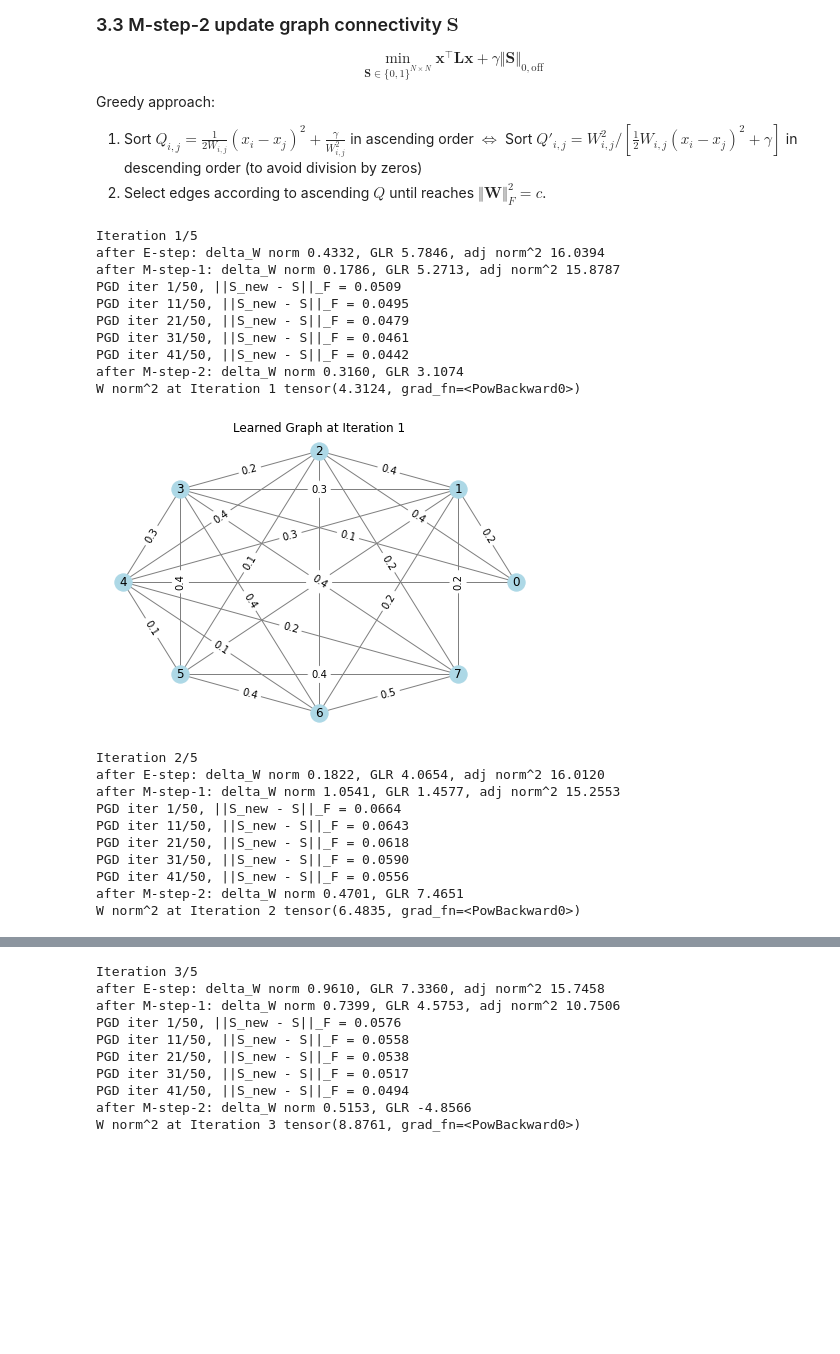
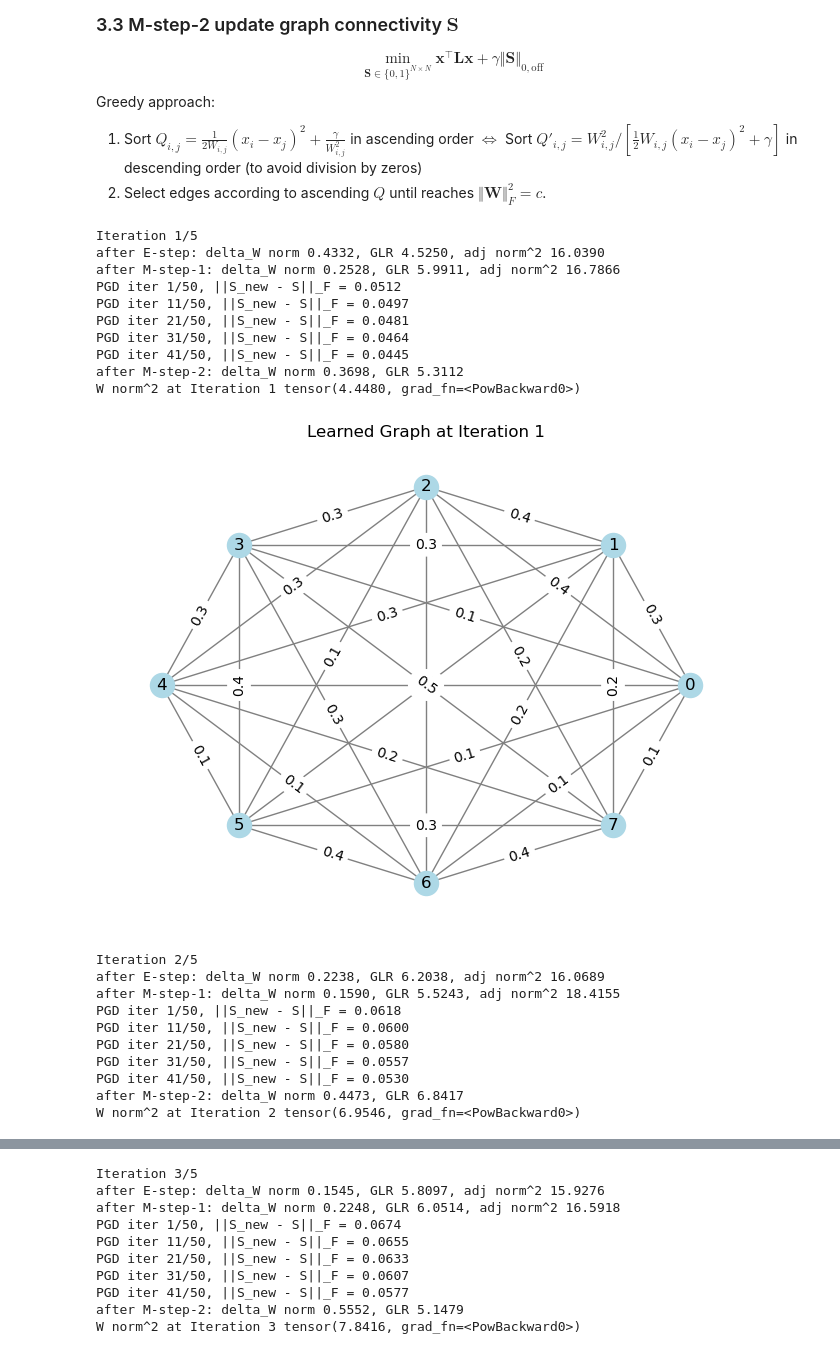
Before and after one commit to SingularityUndefined/AdaptiveSparseSTForecast, a Jupyter notebook: demo_BCPGD_8.ipynb, the cells around one changed output, grey strips where cells are left out. Cells and saved outputs as stored; diff of their text form; code cells hidden in the pictures; blank space fills up the shorter version.

```diff
--- a/demo_BCPGD_8.ipynb
+++ b/demo_BCPGD_8.ipynb
@@ -51,7 +51,7 @@ weights = torch.tensor([0.6]*len(edges))
 num_nodes = 8
 adj = generate_graph_from_edges(num_nodes, edges, weights)
 print(adj.norm()**2)
-L = laplacian(adj, normed=False)
+L = laplacian(adj.numpy(), normed=False)
 print(L)
 # generate data
 # %% [output]
@@ -192,7 +192,7 @@ class GEM(nn.Module):
         return torch.linalg.solve(cov, y.t()).t()  # return in shape (B, N)
 
     def M_step_1(self, x, L):
-        loss = GLR(x, L)
+        loss = GLR(x, L) - torch.logdet(L + torch.ones_like(L) / L.size(0))
         # backward to gradient descent
         grads = torch.autograd.grad(loss, self.glm.parameters(), create_graph=True)
         new_params = {}
@@ -316,36 +316,36 @@ y = torch.tensor(data['data'], dtype=torch.float32)  # (n_samples, num_nodes)
 num_nodes = y.size(1)
 # %%
 torch.manual_seed(42)
-gem = GEM(num_nodes, mu=0.5, gamma=0.3, step_size=0.025, c=8, scale=True)
+gem = GEM(num_nodes, mu=0.2, gamma=0.3, step_size=0.025, c=8, scale=True)
 # initialize adjacency and S
 # adj_init = torch.ones((num_nodes, num_nodes)) - torch.eye(num_nodes)  # all-one matrix with zero diagonal
 S_init = torch.ones((num_nodes, num_nodes)) - torch.eye(num_nodes)  # all-one matrix with zero diagonal
 # run GEM
 # with torch.no_grad():
     # draw_graph_from_adj(adj_init, title='Initial Graph')
 x_final, adj_final, S_final = gem(y, S_init, num_iters=5)
 W_final = adj_final * S_final
 print("Final learned adjacency matrix:")
 print(W_final, W_final.norm()**2)
 # %% [output]
 Iteration 1/5
-after E-step: delta_W norm 0.4332, GLR 5.7846, adj norm^2 16.0394
-after M-step-1: delta_W norm 0.1786, GLR 5.2713, adj norm^2 15.8787
-PGD iter 1/50, ||S_new - S||_F = 0.0509
-PGD iter 11/50, ||S_new - S||_F = 0.0495
-PGD iter 21/50, ||S_new - S||_F = 0.0479
-PGD iter 31/50, ||S_new - S||_F = 0.0461
-PGD iter 41/50, ||S_new - S||_F = 0.0442
-after M-step-2: delta_W norm 0.3160, GLR 3.1074
-W norm^2 at Iteration 1 tensor(4.3124, grad_fn=<PowBackward0>)
+after E-step: delta_W norm 0.4332, GLR 4.5250, adj norm^2 16.0390
+after M-step-1: delta_W norm 0.2528, GLR 5.9911, adj norm^2 16.7866
+PGD iter 1/50, ||S_new - S||_F = 0.0512
+PGD iter 11/50, ||S_new - S||_F = 0.0497
+PGD iter 21/50, ||S_new - S||_F = 0.0481
+PGD iter 31/50, ||S_new - S||_F = 0.0464
+PGD iter 41/50, ||S_new - S||_F = 0.0445
+after M-step-2: delta_W norm 0.3698, GLR 5.3112
+W norm^2 at Iteration 1 tensor(4.4480, grad_fn=<PowBackward0>)
-[figure, old version]
+[figure, new version]
 Iteration 2/5
-after E-step: delta_W norm 0.1822, GLR 4.0654, adj norm^2 16.0120
-after M-step-1: delta_W norm 1.0541, GLR 1.4577, adj norm^2 15.2553
-PGD iter 1/50, ||S_new - S||_F = 0.0664
-PGD iter 11/50, ||S_new - S||_F = 0.0643
-PGD iter 21/50, ||S_new - S||_F = 0.0618
-PGD iter 31/50, ||S_new - S||_F = 0.0590
-PGD iter 41/50, ||S_new - S||_F = 0.0556
-after M-step-2: delta_W norm 0.4701, GLR 7.4651
-W norm^2 at Iteration 2 tensor(6.4835, grad_fn=<PowBackward0>)
+after E-step: delta_W norm 0.2238, GLR 6.2038, adj norm^2 16.0689
+after M-step-1: delta_W norm 0.1590, GLR 5.5243, adj norm^2 18.4155
+PGD iter 1/50, ||S_new - S||_F = 0.0618
+PGD iter 11/50, ||S_new - S||_F = 0.0600
+PGD iter 21/50, ||S_new - S||_F = 0.0580
+PGD iter 31/50, ||S_new - S||_F = 0.0557
+PGD iter 41/50, ||S_new - S||_F = 0.0530
+after M-step-2: delta_W norm 0.4473, GLR 6.8417
+W norm^2 at Iteration 2 tensor(6.9546, grad_fn=<PowBackward0>)
@@ -353,10 +353,10 @@ W norm^2 at Iteration 2 tensor(6.4835, grad_fn=<PowBackward0>)
 Iteration 3/5
-after E-step: delta_W norm 0.9610, GLR 7.3360, adj norm^2 15.7458
-after M-step-1: delta_W norm 0.7399, GLR 4.5753, adj norm^2 10.7506
-PGD iter 1/50, ||S_new - S||_F = 0.0576
-PGD iter 11/50, ||S_new - S||_F = 0.0558
-PGD iter 21/50, ||S_new - S||_F = 0.0538
-PGD iter 31/50, ||S_new - S||_F = 0.0517
-PGD iter 41/50, ||S_new - S||_F = 0.0494
-after M-step-2: delta_W norm 0.5153, GLR -4.8566
-W norm^2 at Iteration 3 tensor(8.8761, grad_fn=<PowBackward0>)
+after E-step: delta_W norm 0.1545, GLR 5.8097, adj norm^2 15.9276
+after M-step-1: delta_W norm 0.2248, GLR 6.0514, adj norm^2 16.5918
+PGD iter 1/50, ||S_new - S||_F = 0.0674
+PGD iter 11/50, ||S_new - S||_F = 0.0655
+PGD iter 21/50, ||S_new - S||_F = 0.0633
+PGD iter 31/50, ||S_new - S||_F = 0.0607
+PGD iter 41/50, ||S_new - S||_F = 0.0577
+after M-step-2: delta_W norm 0.5552, GLR 5.1479
+W norm^2 at Iteration 3 tensor(7.8416, grad_fn=<PowBackward0>)
```
Also changed, not shown: parts of 2 cells of this notebook, 6 other files.
